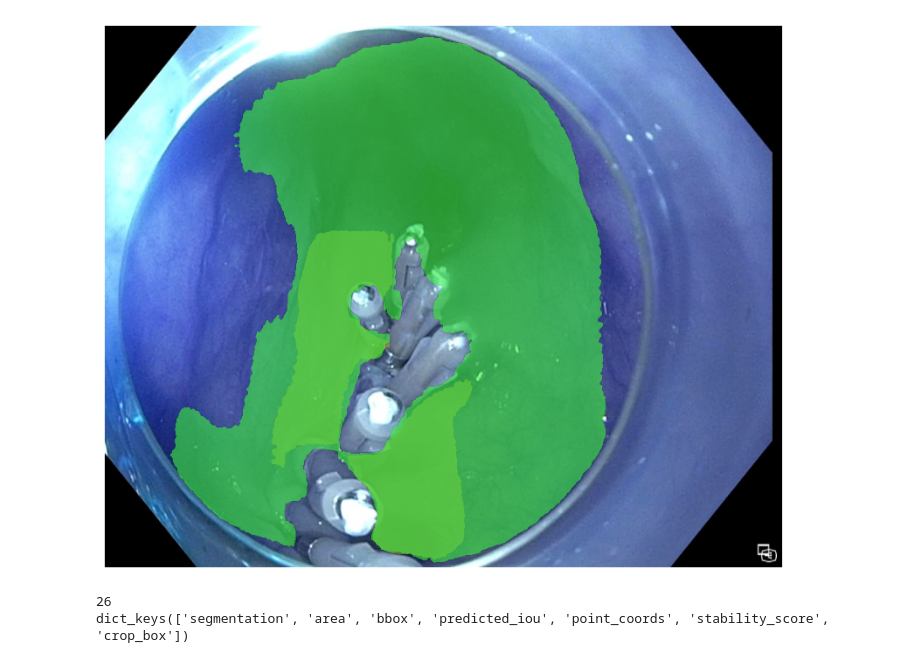
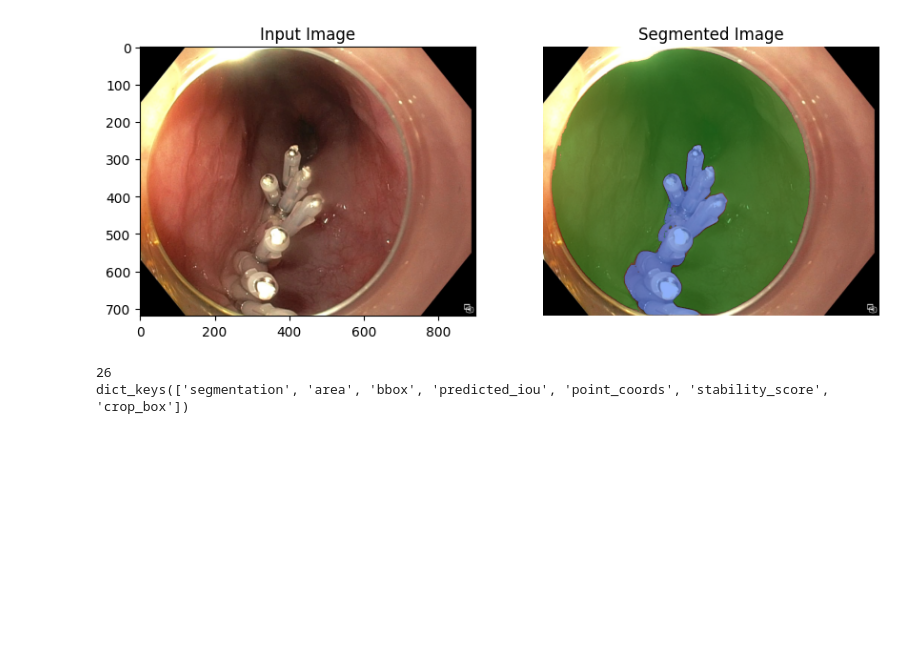
Before and after one commit to NamanChhibbar/BM5020-Project, a Jupyter notebook: annotation.ipynb, the cells around one changed output. Drawn from its saved outputs; the diff is of its cells as text; code cells hidden in the pictures; blank space fills up the shorter version.

```diff
--- a/annotation.ipynb
+++ b/annotation.ipynb
@@ -37,6 +37,7 @@ input_boxes = torch.tensor([
 ])
 
 image = cv2.imread("img.jpg")
+image = cv2.cvtColor(image, cv2.COLOR_BGR2RGB)
 image = image[:, 380:, :]
 predictor.set_image(image)
 
@@ -47,17 +48,10 @@ masks, _, _ = predictor.predict_torch(
     boxes=transformed_boxes,
     multimask_output=False,
 )
-# %%
-plt.figure(figsize=(10, 10))
-plt.imshow(image)
-for mask in masks:
-    show_mask(mask.cpu().numpy(), plt.gca(), random_color=True)
-# for box /in input_boxes:
-#     show_box(+box.cpu().numpy(), plt.gca())
-plt.axis('off')
-plt.show()
-# %% [output]
-[figure, removed]
+# %%
+visualize_results(image, masks)
+# %% [output]
+[figure, added]
 # %%
 image = cv2.imread("img.jpg")
 image = image[:, 380:, :]
```
Also changed, not shown: 1 other file.
